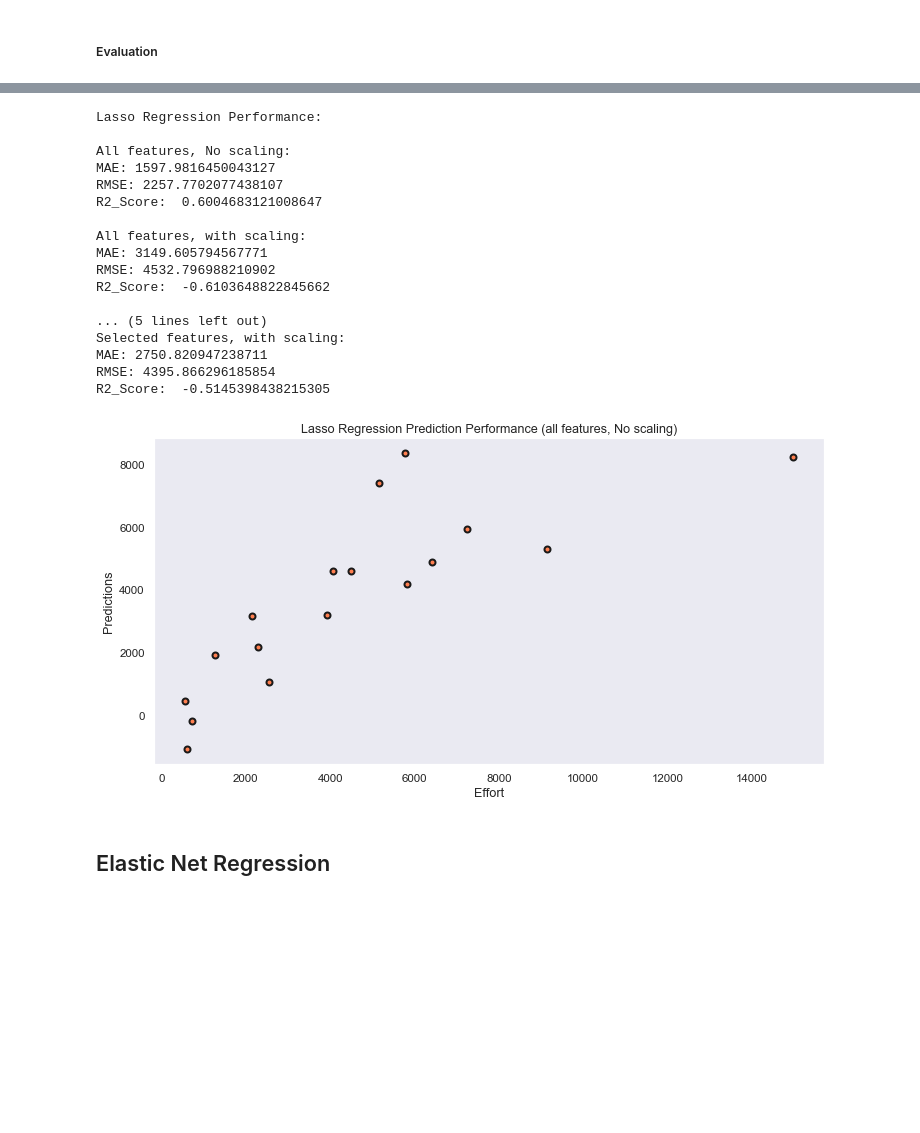
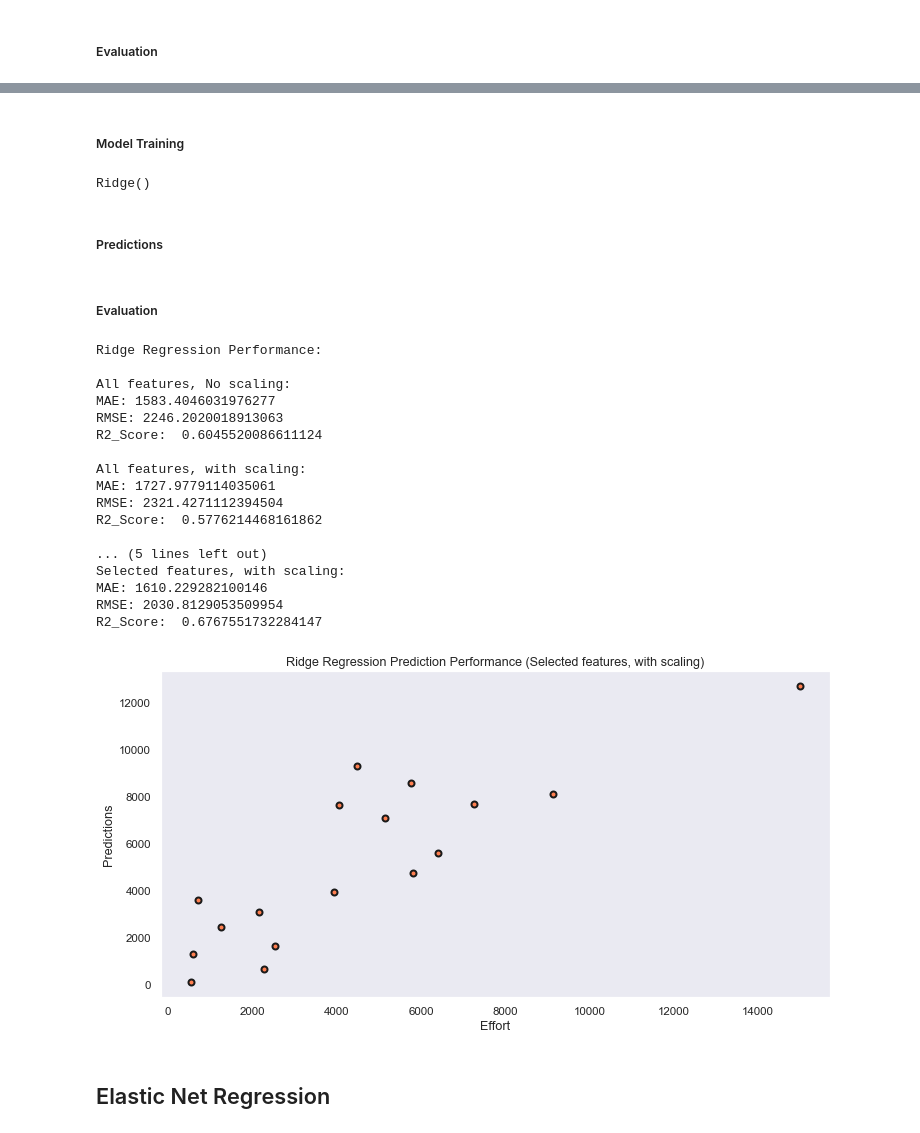
Before and after one commit to bharatnilam/Software-Effort-Estimation-Using-Machine-Learning-Techniques, a Jupyter notebook: Desharnais/desharnais_effort_estimation_final.ipynb, the cells around one changed output, grey strips where cells are left out. Drawn from its saved outputs; the diff is of its cells as text; code cells hidden in the pictures; blank space fills up the shorter version.

```diff
--- a/Desharnais/desharnais_effort_estimation_final.ipynb
+++ b/Desharnais/desharnais_effort_estimation_final.ipynb
@@ -459,52 +487,77 @@ lsr4_pred = lsr4.predict(X4_test)
+# %% [markdown]
+##### Model Training
+# %%
+rr1 = Ridge()
+rr1.fit(X_train, y_train)
+
+rr2 = Ridge()
+rr2.fit(X2_train, y2_train)
+
+rr3 = Ridge()
+rr3.fit(X3_train, y3_train)
+
+rr4 = Ridge()
+rr4.fit(X4_train, y4_train)
+# %% [output]
+Ridge()
+# %% [markdown]
+##### Predictions
+# %%
+rr1_pred = rr1.predict(X_test)
+rr2_pred = rr2.predict(X2_test)
+rr3_pred = rr3.predict(X3_test)
+rr4_pred = rr4.predict(X4_test)
+# %% [markdown]
+##### Evaluation
 # %%
-print('Lasso Regression Performance:')
+print('Ridge Regression Performance:')
 
 print('\nAll features, No scaling:')
-print('MAE:', metrics.mean_absolute_error(y_test, lsr1_pred))
-print('RMSE:', np.sqrt(metrics.mean_squared_error(y_test, lsr1_pred)))
-print('R2_Score: ', metrics.r2_score(y_test, lsr1_pred))
+print('MAE:', metrics.mean_absolute_error(y_test, rr1_pred))
+print('RMSE:', np.sqrt(metrics.mean_squared_error(y_test, rr1_pred)))
+print('R2_Score: ', metrics.r2_score(y_test, rr1_pred))
 
 print('\nAll features, with scaling:')
-print('MAE:', metrics.mean_absolute_error(y2_test, lsr2_pred))
-print('RMSE:', np.sqrt(metrics.mean_squared_error(y2_test, lsr2_pred)))
-print('R2_Score: ', metrics.r2_score(y2_test, lsr2_pred))
+print('MAE:', metrics.mean_absolute_error(y2_test, rr2_pred))
+print('RMSE:', np.sqrt(metrics.mean_squared_error(y2_test, rr2_pred)))
+print('R2_Score: ', metrics.r2_score(y2_test, rr2_pred))
 
 print('\nSelected features, No scaling:')
-print('MAE:', metrics.mean_absolute_error(y3_test, lsr3_pred))
-print('RMSE:', np.sqrt(metrics.mean_squared_error(y3_test, lsr3_pred)))
-print('R2_Score: ', metrics.r2_score(y3_test, lsr3_pred))
+print('MAE:', metrics.mean_absolute_error(y3_test, rr3_pred))
+print('RMSE:', np.sqrt(metrics.mean_squared_error(y3_test, rr3_pred)))
+print('R2_Score: ', metrics.r2_score(y3_test, rr3_pred))
 
 print('\nSelected features, with scaling:')
-print('MAE:', metrics.mean_absolute_error(y4_test, lsr4_pred))
-print('RMSE:', np.sqrt(metrics.mean_squared_error(y4_test, lsr4_pred)))
-print('R2_Score: ', metrics.r2_score(y4_test, lsr4_pred))
+print('MAE:', metrics.mean_absolute_error(y4_test, rr4_pred))
+print('RMSE:', np.sqrt(metrics.mean_squared_error(y4_test, rr4_pred)))
+print('R2_Score: ', metrics.r2_score(y4_test, rr4_pred))
 
 fig = plt.figure(figsize=(12, 6))
-plt.scatter(y_test,lsr1_pred,color='coral', linewidths=2, edgecolors='k')
+plt.scatter(y4_test,rr4_pred,color='coral', linewidths=2, edgecolors='k')
 plt.xlabel('Effort')
 plt.ylabel('Predictions')
-plt.title('Lasso Regression Prediction Performance (all features, No scaling)')
+plt.title('Ridge Regression Prediction Performance (Selected features, with scaling)')
 plt.grid()
 plt.show()
 # %% [output]
-Lasso Regression Performance:
+Ridge Regression Performance:
 
 All features, No scaling:
-MAE: 1597.9816450043127
-RMSE: 2257.7702077438107
-R2_Score:  0.6004683121008647
+MAE: 1583.4046031976277
+RMSE: 2246.2020018913063
+R2_Score:  0.6045520086611124
 
 All features, with scaling:
-MAE: 3149.605794567771
-RMSE: 4532.796988210902
-R2_Score:  -0.6103648822845662
+MAE: 1727.9779114035061
+RMSE: 2321.4271112394504
+R2_Score:  0.5776214468161862
 
 ... (5 lines left out)
 Selected features, with scaling:
-MAE: 2750.820947238711
-RMSE: 4395.866296185854
-R2_Score:  -0.5145398438215305
+MAE: 1610.229282100146
+RMSE: 2030.8129053509954
+R2_Score:  0.6767551732284147
-[figure, old version]
+[figure, new version]
 # %% [markdown]
 ## Elastic Net Regression
 # %% [markdown]
```
Also changed, not shown: parts of 30 cells of this notebook.
